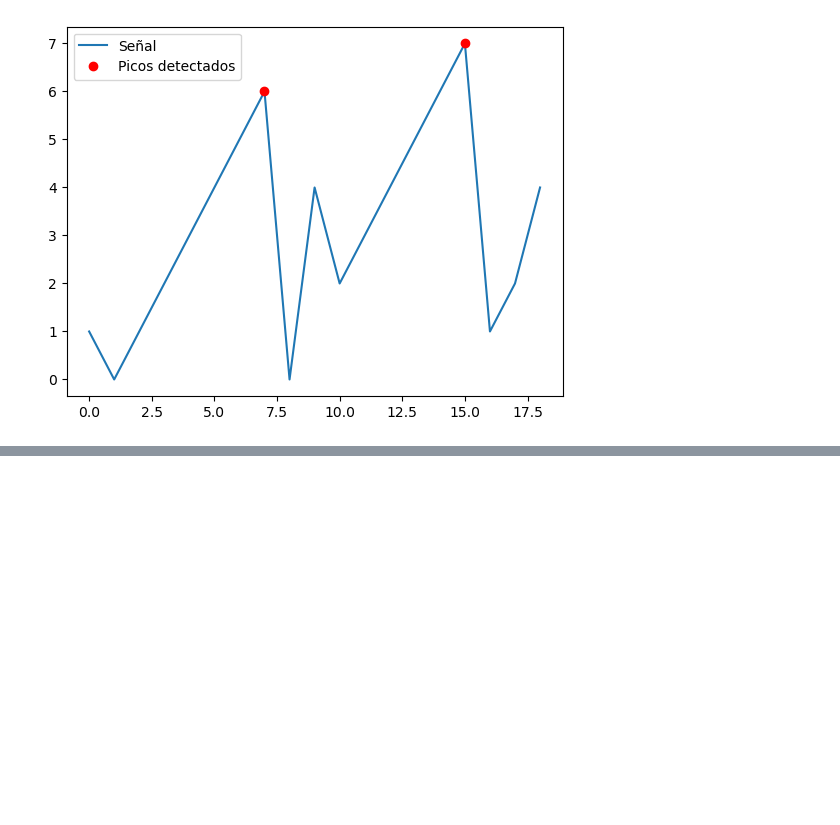
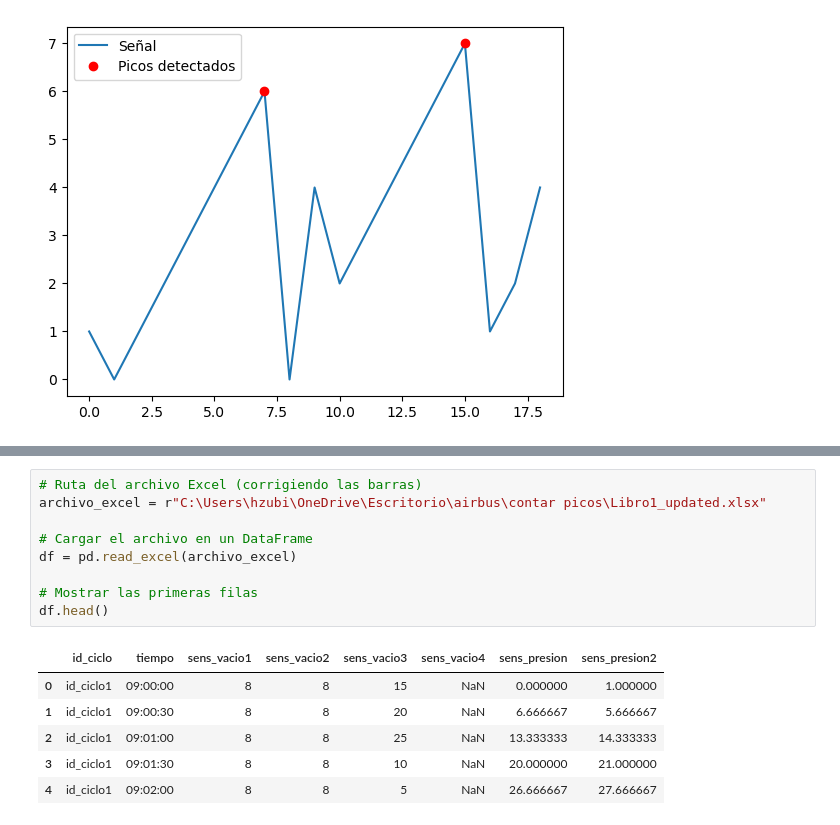
Before and after one commit to hasierzubi/python-data-analytics, a Jupyter notebook: scipy.ipynb, the cells around one changed output, grey strips where cells are left out. Drawn from its saved outputs; the diff is of its cells as text; blank space fills up the shorter version.

```diff
--- a/scipy.ipynb
+++ b/scipy.ipynb
@@ -43,0 +70,16 @@ plt.show()
+# %%
+# Ruta del archivo Excel (corrigiendo las barras)
+archivo_excel = r"C:\Users\hzubi\OneDrive\Escritorio\airbus\contar picos\Libro1_updated.xlsx"
+
+# Cargar el archivo en un DataFrame
+df = pd.read_excel(archivo_excel)
+
+# Mostrar las primeras filas
+df.head()
+# %% [output]
+|  | id_ciclo | tiempo | sens_vacio1 | sens_vacio2 | sens_vacio3 | sens_vacio4 | sens_presion | sens_presion2 |
+| 0 | id_ciclo1 | 09:00:00 | 8 | 8 | 15 | NaN | 0.000000 | 1.000000 |
+| 1 | id_ciclo1 | 09:00:30 | 8 | 8 | 20 | NaN | 6.666667 | 5.666667 |
+| 2 | id_ciclo1 | 09:01:00 | 8 | 8 | 25 | NaN | 13.333333 | 14.333333 |
+| 3 | id_ciclo1 | 09:01:30 | 8 | 8 | 10 | NaN | 20.000000 | 21.000000 |
+| 4 | id_ciclo1 | 09:02:00 | 8 | 8 | 5 | NaN | 26.666667 | 27.666667 |
```
Also changed, not shown: parts of 18 cells of this notebook.
